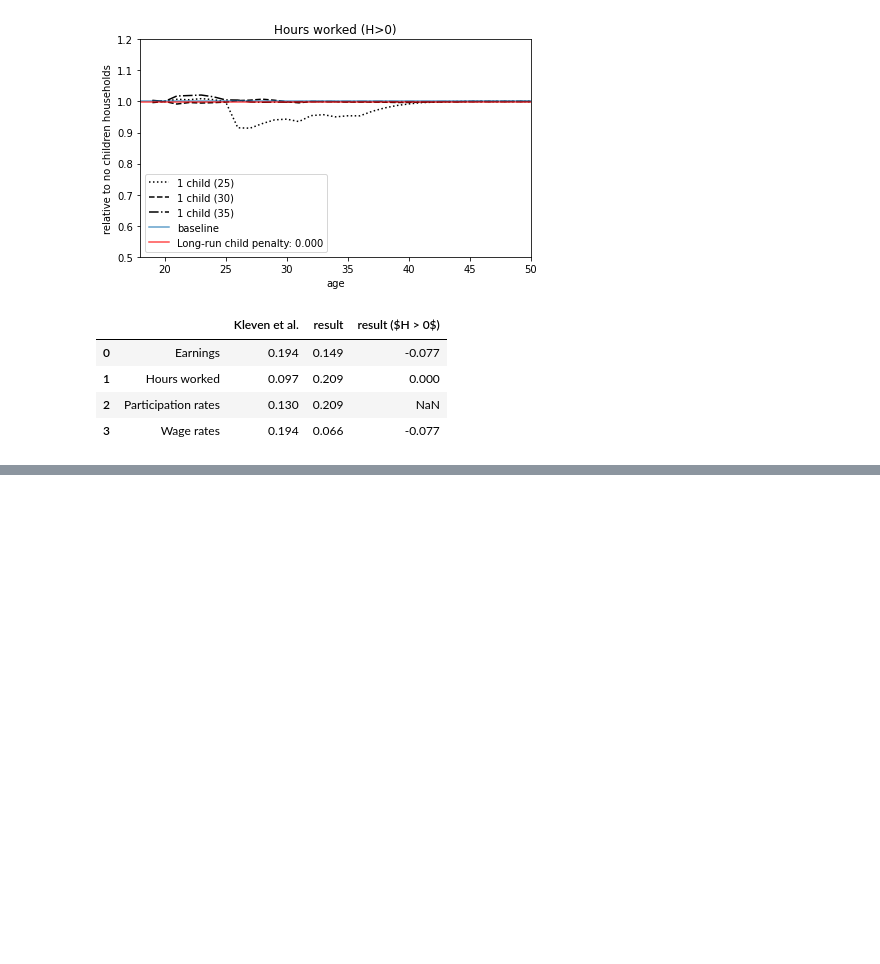
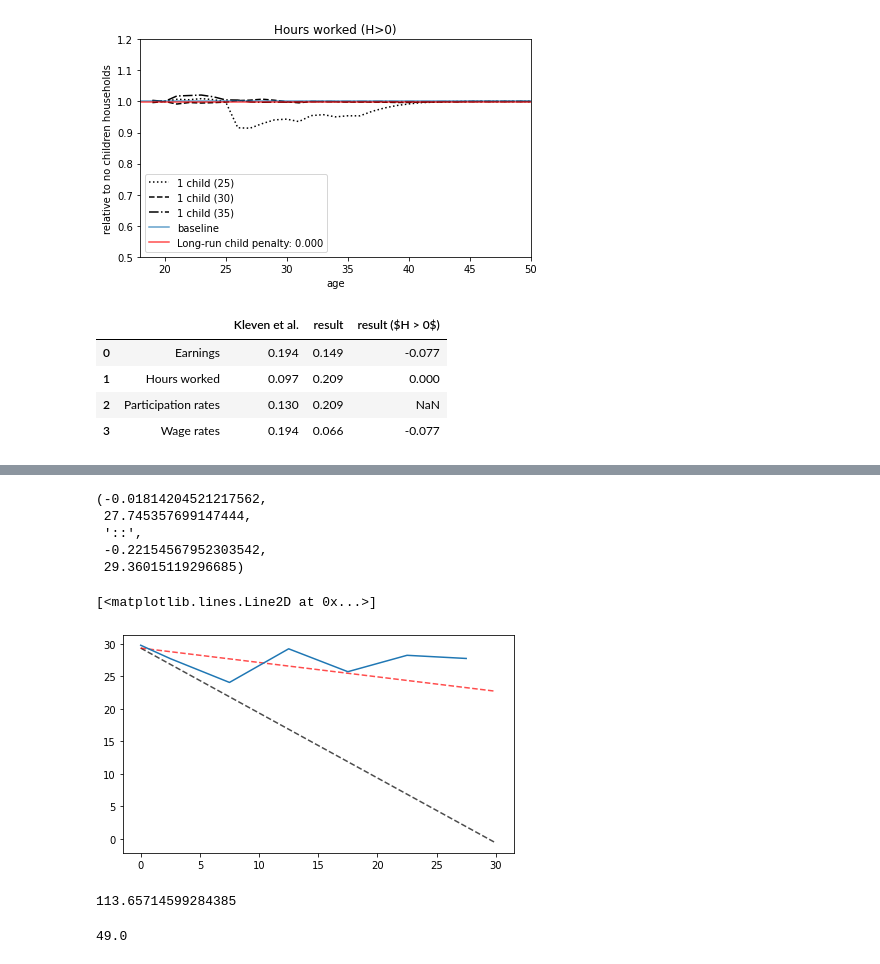
Before and after one commit to JakartaLaw/speciale, a Jupyter notebook: src/Extended Model V1 - Results.ipynb, the cells around one changed output, grey strips where cells are left out. Drawn from its saved outputs; the diff is of its cells as text; code cells hidden in the pictures; blank space fills up the shorter version.

```diff
--- a/src/Extended Model V1 - Results.ipynb
+++ b/src/Extended Model V1 - Results.ipynb
@@ -364,0 +425,45 @@ df_comparison
+# %%
+linreg_ts = linregress(tmp['J'], tmp['action'])
+linreg = linregress(mid_times, buckets_A)
+linreg.slope, linreg.intercept, '::', linreg_ts.slope, linreg_ts.intercept
+# %% [output]
+(-0.01814204521217562,
+ 27.745357699147444,
+ '::',
+ -0.22154567952303542,
+ 29.36015119296685)
+# %%
+f, ax1 = plt.subplots(1,1, figsize=FIGSIZE)
+
+xx = np.linspace(0, 30)
+_degree45 = list(map(lambda x: linreg_ts.intercept - x, xx))
+_regress = list(map(lambda x: linreg.slope * x + linreg.intercept, xx ))
+_regress_ts = list(map(lambda x: linreg_ts.slope * x + linreg_ts.intercept, xx ))
+
+ax1.plot(xx, _degree45, color = 'black', ls='--', alpha=0.7)
+ax1.plot(xx, _regress_ts, color='red', ls='--', alpha=0.7)
+#ax1.plot(xx, np.array(_regress_ts) + np.array(regress_ts), color='red', ls='--', alpha=0.7)
+
+
+ax1.plot(pd.Series(mid_times), pd.Series(buckets_A))
+# %% [output]
+[<matplotlib.lines.Line2D at 0x...>]
+[figure, added]
+# %%
+f, ax1 = plt.subplots(1,1, figsize=FIGSIZE)
+
+xx = np.linspace(0, 30)
+degree45 = list(map(lambda x: linreg_ts.intercept - x, xx))
+regress = list(map(lambda x: linreg.slope * x + linreg.intercept, xx ))
+regress_ts = list(map(lambda x: linreg_ts.slope * x + linreg_ts.intercept, xx ))
+
+ax1.plot(xx, degree45, color = 'black', ls='--', alpha=0.7)
+ax1.plot(xx, regress_ts, color='red', ls='--', alpha=0.7)
+
+ax1.plot(pd.Series(mid_times), pd.Series(buckets_L))
+# %% [output]
+113.65714599284385
+# %%
+df.loc[(df['E'] < 0.5 ) & (df['K'] == 0.0 ) & (df['K_plus'] == 1.0 ) & (df['Q'] > 19 ) & (df['Q'] < 50)]['Q'].max()
+# %% [output]
+49.0
```
Also changed, not shown: parts of 23 cells of this notebook, 9 other files.
